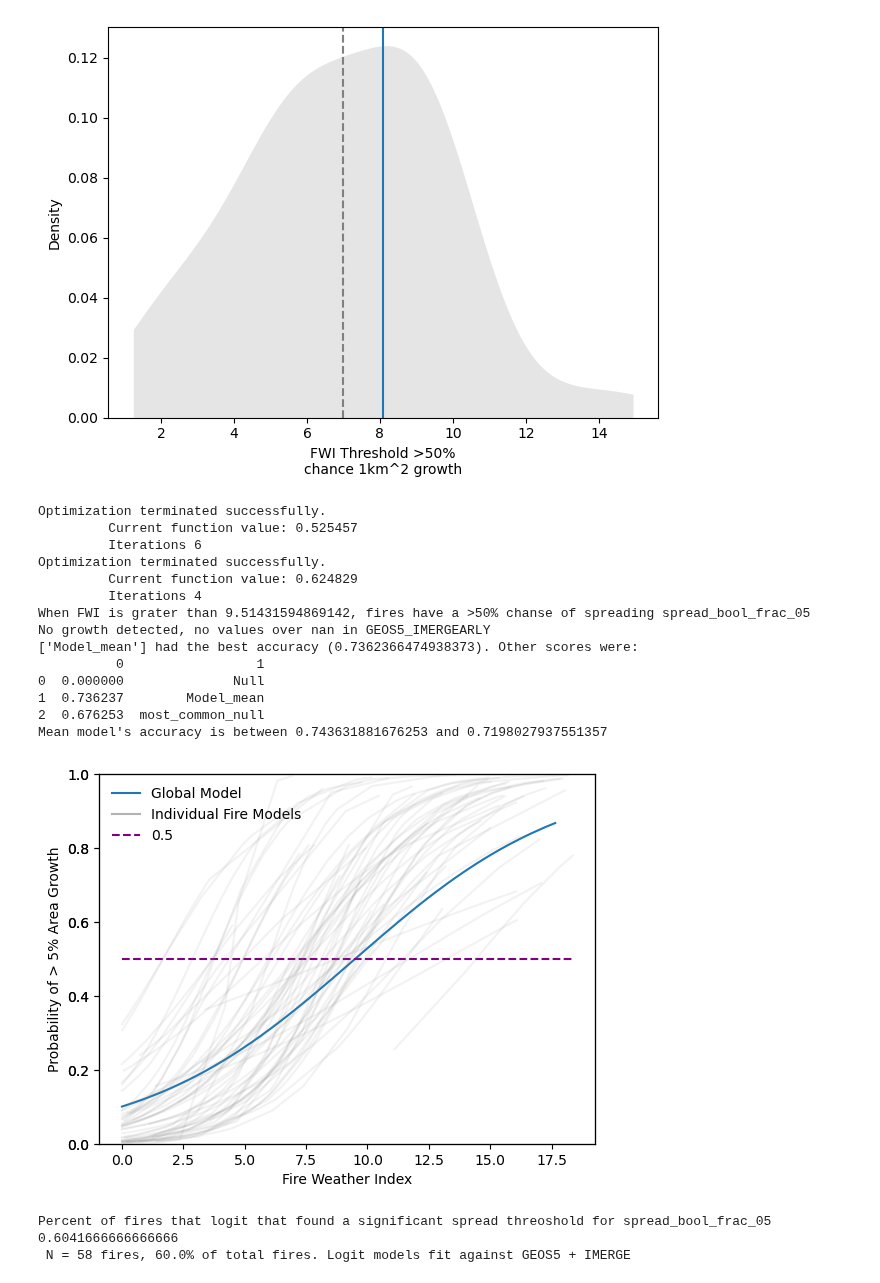
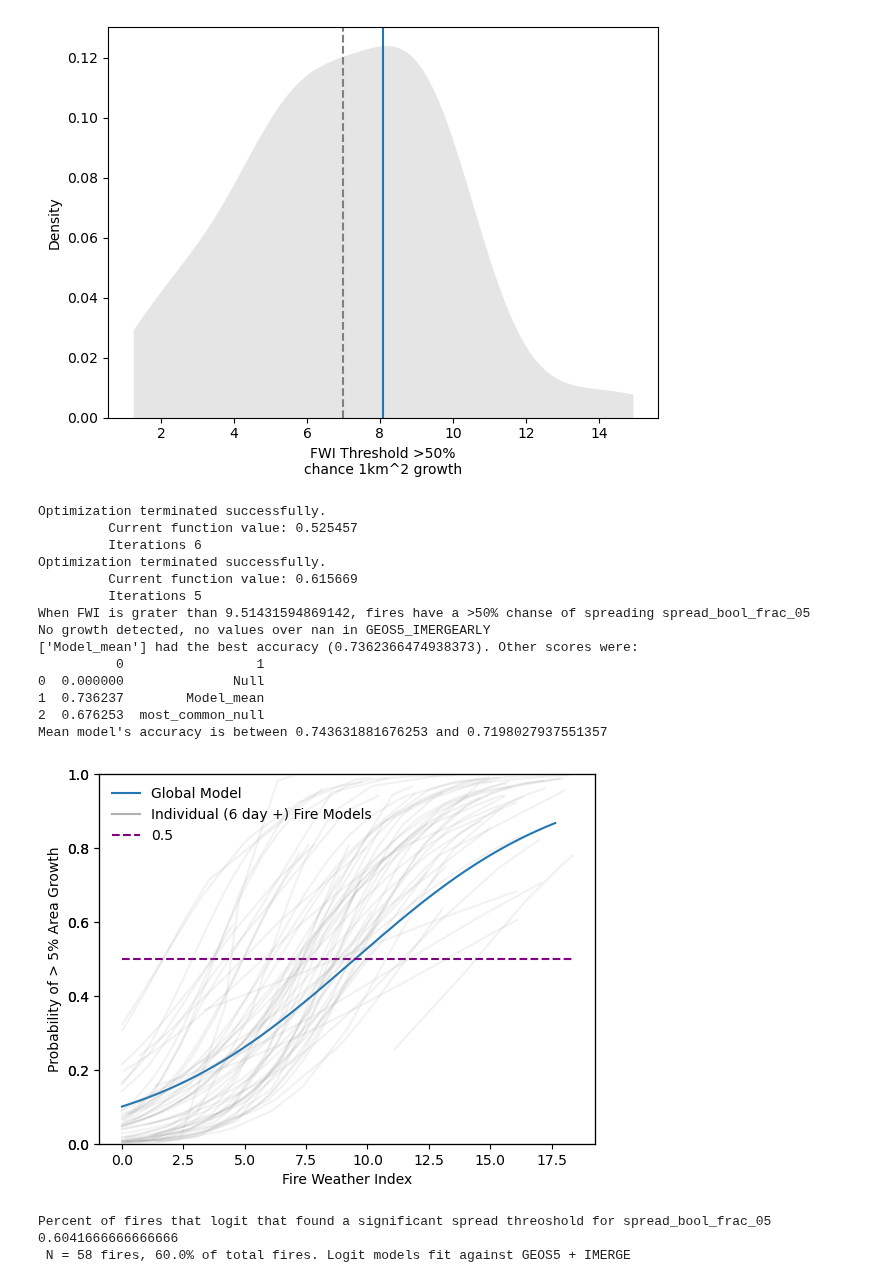
Before and after one commit to mccabete/fwiVis, a Jupyter notebook: notebooks/Logit_models.ipynb, the cells around one changed output. Drawn from its saved outputs; the diff is of its cells as text; code cells hidden in the pictures.

```diff
--- a/notebooks/Logit_models.ipynb
+++ b/notebooks/Logit_models.ipynb
@@ -1473,7 +1431,7 @@ y = "spread_bool_frac_05"
 fig, (ax1, ax2) = plot_logit(fire_delta = fire, fire_test = fire_test, x= 'GEOS5_IMERGEARLY', y = y)
 ax1.set_ylabel("Probability of > 5% Area Growth")
 ax1.set_xlabel("Fire Weather Index")
-ax1.plot([None], [None], color = "grey",  alpha = 0.6, label = "Individual Fire Models")
+ax1.plot([None], [None], color = "grey",  alpha = 0.6, label = "Individual (6 day +) Fire Models")
 ax1.hlines(0.5, xmin = 0, xmax =  fire_df[x].max(), color = "purple", linestyle = "dashed", label = "0.5")
 ax1.legend(framealpha = 0, loc = 'upper left')
 
@@ -1484,36 +1442,36 @@ for fid in fire_df[~fire_df[f'{x}_thresh_{y}'].isnull()].fireID.unique():
     model = load_model(path)
     sub_df = fire_df[fire_df.fireID == fid]
     sub_df = sub_df[[x, y]].drop_duplicates()
     sub_df = sub_df[[x, y]].dropna()
     sub_df = sub_df.sort_values(by = x)
     predictions = model.get_prediction(sub_df)
     sub_df.loc[:, "fitted"] = model.fittedvalues
     sub_df.loc[:, "predicted"] =  predictions.predicted
     ax3.plot(sub_df[f'{x}'], sub_df.predicted, color = "grey",  alpha = 0.1, label = f"{fid}") # color = "grey",
     ax3.set_ylim(0, 1)
     #ax3.yaxis.set_major_formatter(plt.NullFormatter())
     ax3.get_yaxis().set_visible(False)
     ax3.yaxis
     #ax3.hlines(0.5, color = "purple", linestyle = "dashed", label = "0.5")
 #ax3.legend()
 plt.savefig("some_figs/logit_model_plots/Relative_growth_Global_and_individual_logit.svg")
 plt.show()
 # %% [output]
 Optimization terminated successfully.
          Current function value: 0.525457
          Iterations 6
 Optimization terminated successfully.
-         Current function value: 0.624829
-         Iterations 4
+         Current function value: 0.615669
+         Iterations 5
 When FWI is grater than 9.51431594869142, fires have a >50% chanse of spreading spread_bool_frac_05
 No growth detected, no values over nan in GEOS5_IMERGEARLY
 ['Model_mean'] had the best accuracy (0.7362366474938373). Other scores were:
           0                 1
 0  0.000000              Null
 1  0.736237        Model_mean
 2  0.676253  most_common_null
 Mean model's accuracy is between 0.743631881676253 and 0.7198027937551357
-[figure, old version]
+[figure, new version]
 # %%
 
 
```
Also changed, not shown: parts of 8 cells of this notebook, 3 other files.
